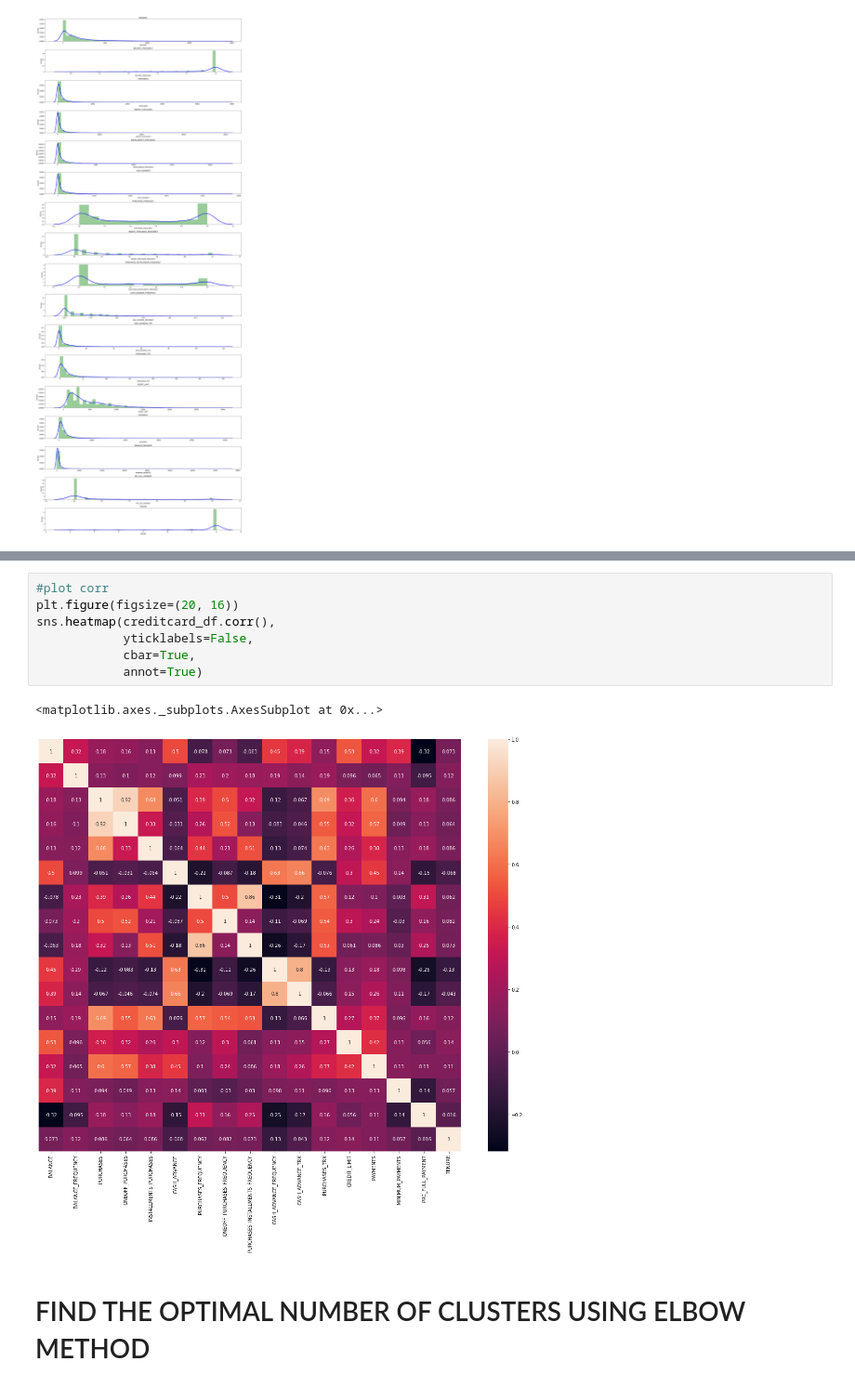
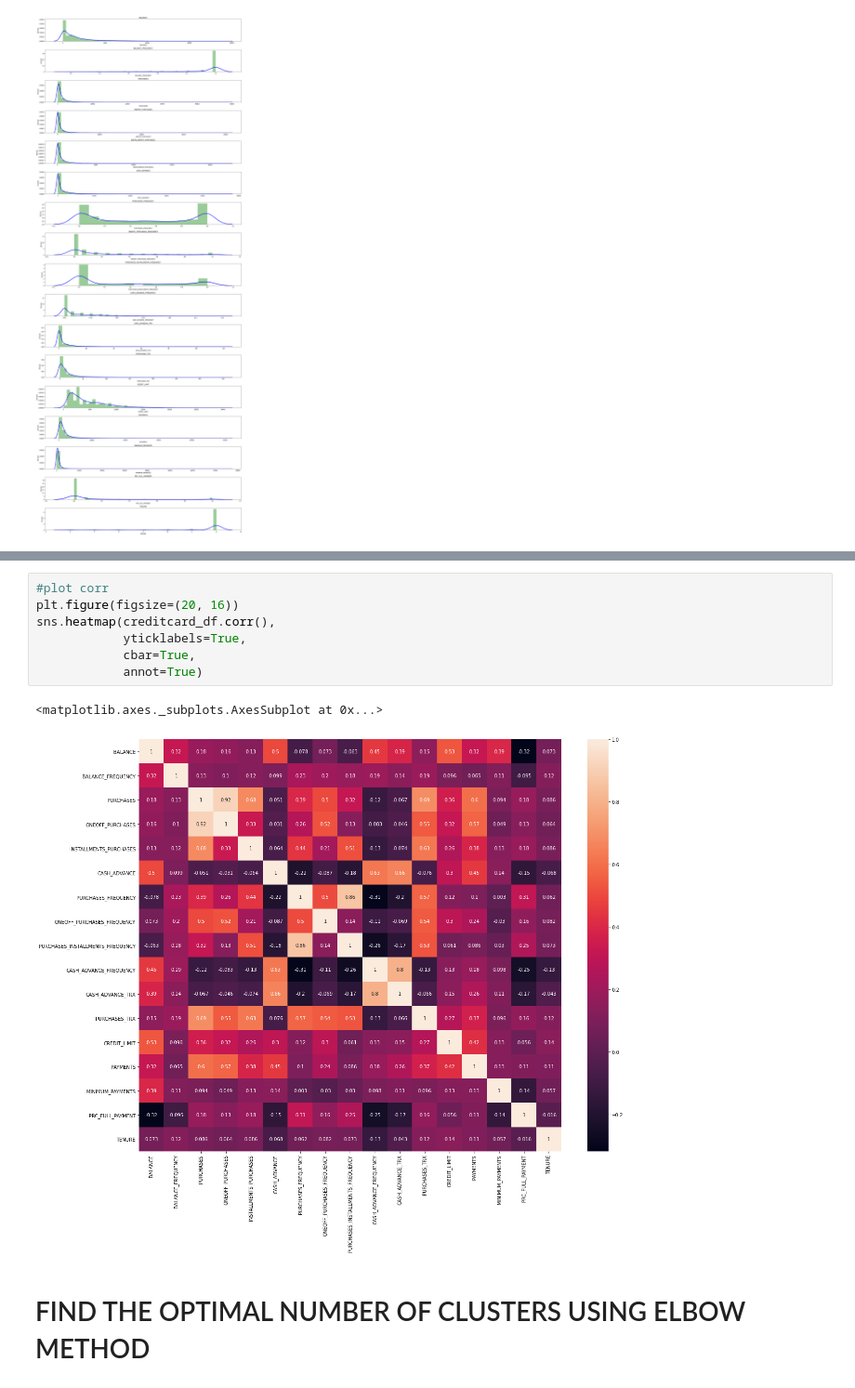
Before and after one commit to baotramduong/Customer-Market-Segmentation, a Jupyter notebook: Notebook.ipynb, the cells around one changed output, grey strips where cells are left out. Shown at 93% size. Drawn from its saved outputs; the diff is of its cells as text.

```diff
--- a/Notebook.ipynb
+++ b/Notebook.ipynb
@@ -204,13 +204,13 @@ corr = creditcard_df.corr()
 # %%
 #plot corr
 plt.figure(figsize=(20, 16))
 sns.heatmap(creditcard_df.corr(),
-            yticklabels=False,
+            yticklabels=True,
             cbar=True,
             annot=True)
 # %% [output]
 <matplotlib.axes._subplots.AxesSubplot at 0x...>
-[figure, old version]
+[figure, new version]
 # %% [markdown]
 # FIND THE OPTIMAL NUMBER OF CLUSTERS USING ELBOW METHOD
 # %% [markdown]
```
Also changed, not shown: parts of 2 cells of this notebook.
